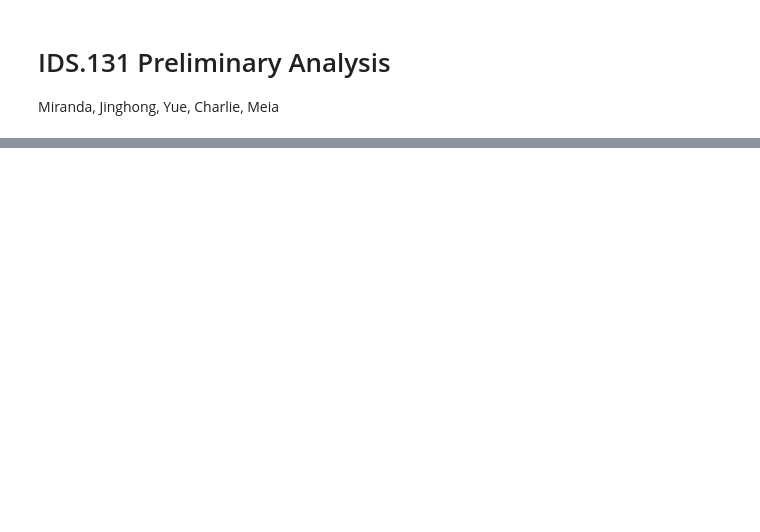
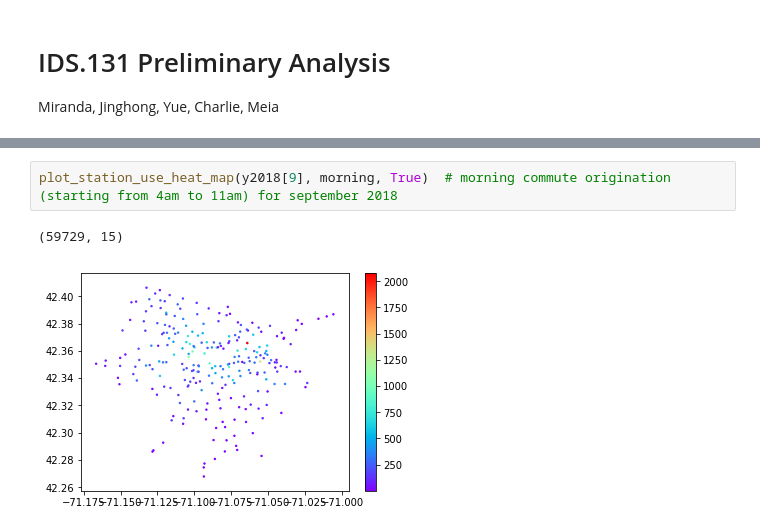
Before and after one commit to meiaalsup/bluebikecommutepatterns, a Jupyter notebook: preliminary.ipynb, the cells around one changed output, grey strips where cells are left out. Cells and saved outputs as stored; diff of their text form; blank space fills up the shorter version.

```diff
--- a/preliminary.ipynb
+++ b/preliminary.ipynb
@@ -139,0 +95,5 @@ plt.show()
+# %%
+plot_station_use_heat_map(y2018[9], morning, True)  # morning commute origination (starting from 4am to 11am) for september 2018
+# %% [output]
+(59729, 15)
+[figure, added]
```
Also changed, not shown: parts of 28 cells of this notebook.
